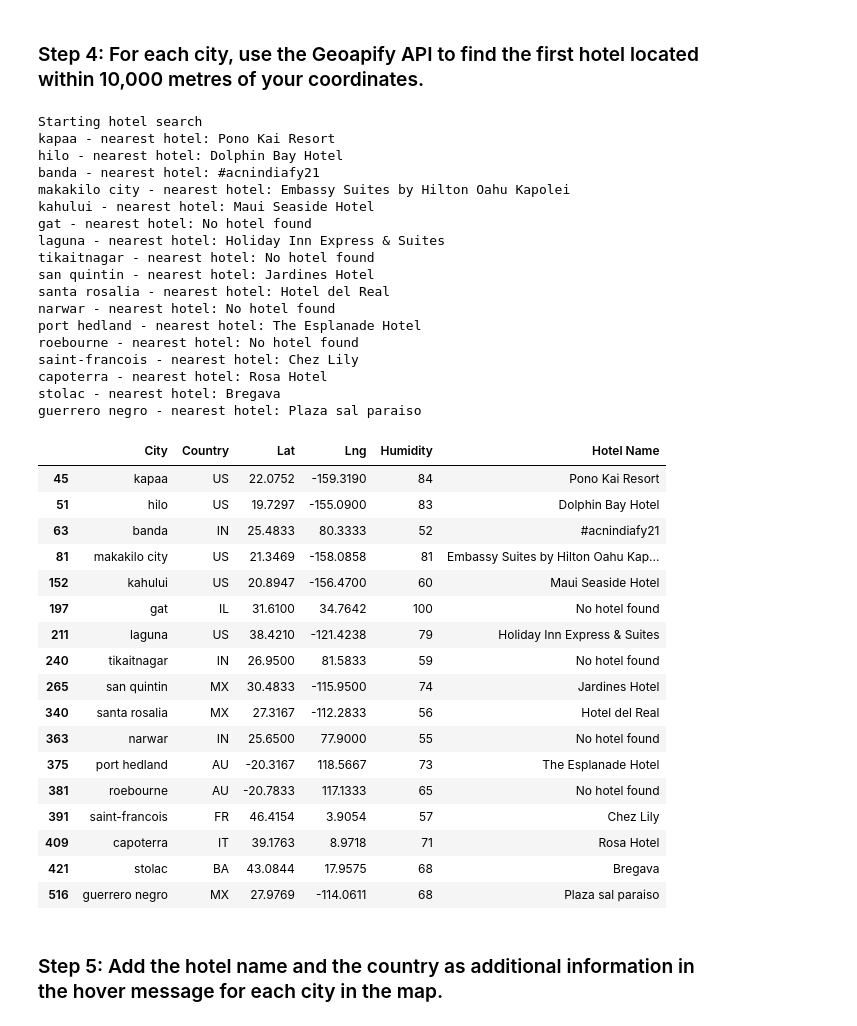
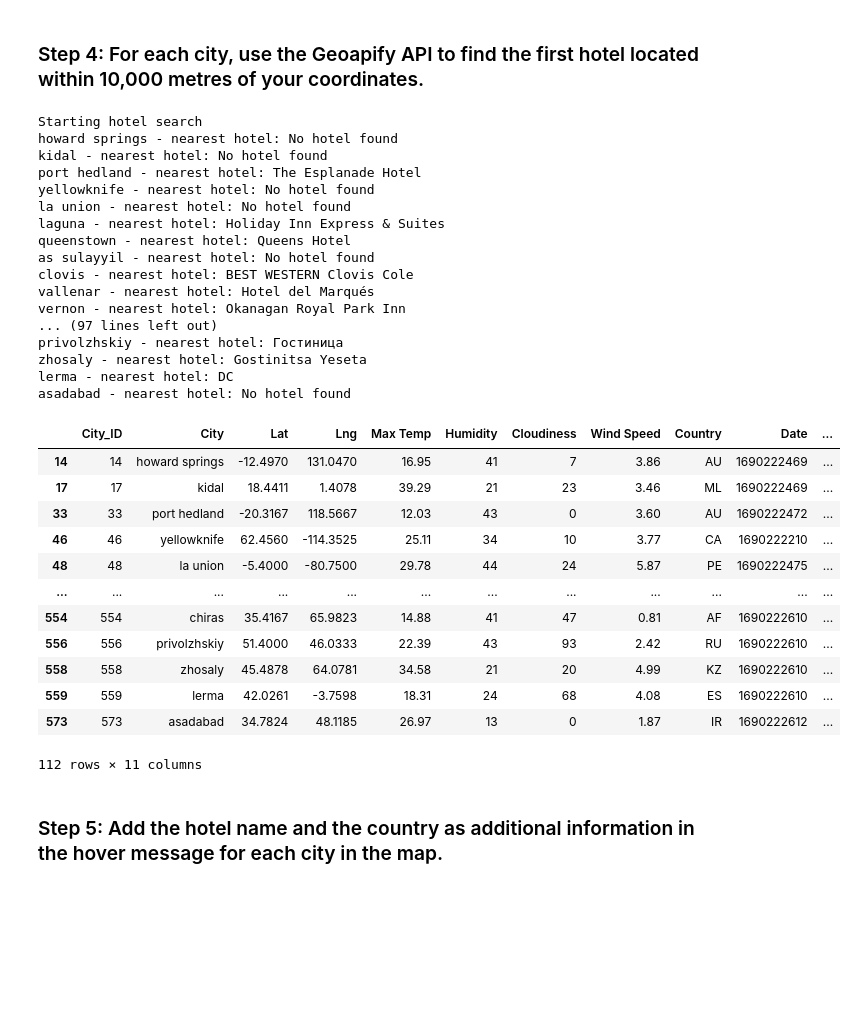
Before and after one commit to eshayden0617/python-api-challenge, a Jupyter notebook: VacationPy.ipynb, the cells around one changed output. Saved outputs shown, nothing was run; the diff lists cells and outputs as text; code cells hidden in the pictures; blank space fills up the shorter version.

```diff
--- a/VacationPy.ipynb
+++ b/VacationPy.ipynb
@@ -99,10 +92,8 @@ hotel_df.head()
 # Set parameters to search for a hotel
 radius = 10000
 params = {
-    "categories": accomodation.hotel
-    "conditions": fee
-    "limit": 20
-    "bias": bias=proximity: -90.1979,38.6273
+    "categories": "accommodation.hotel",
+    "limit":20,
     "apiKey": geoapify_key
 }
 
@@ -110,72 +101,66 @@ params = {
 print("Starting hotel search")
 
 # Iterate through the hotel_df DataFrame
 for index, row in hotel_df.iterrows():
     # get latitude, longitude from the DataFrame
-
+    latitude = row['Lat']
+    longitude = row['Lng']
 
     # Add filter and bias parameters with the current city's latitude and longitude to the params dictionary
-    params["filter"] = # YOUR CODE HERE
-    params["bias"] = # YOUR CODE HERE
+    params["filter"] = f"circle:{longitude},{latitude},{radius}"
+    params["bias"] = f"proximity:{longitude},{latitude}"
 
     # Set base URL
     base_url = "https://api.geoapify.com/v2/places"
 
-
     # Make and API request using the params dictionaty
-    name_address = # YOUR CODE HERE
+    name_address = requests.get(base_url, params=params)
 
     # Convert the API response to JSON format
-    name_address = # YOUR CODE HERE
+    name_address = name_address.json()
 
     # Grab the first hotel from the results and store the name in the hotel_df DataFrame
     try:
         hotel_df.loc[index, "Hotel Name"] = name_address["features"][0]["properties"]["name"]
     except (KeyError, IndexError):
         # If no hotel is found, set the hotel name as "No hotel found".
         hotel_df.loc[index, "Hotel Name"] = "No hotel found"
 
     # Log the search results
     print(f"{hotel_df.loc[index, 'City']} - nearest hotel: {hotel_df.loc[index, 'Hotel Name']}")
 
 # Display sample data
 hotel_df
 # %% [output]
 Starting hotel search
-kapaa - nearest hotel: Pono Kai Resort
-hilo - nearest hotel: Dolphin Bay Hotel
-banda - nearest hotel: #acnindiafy21
-makakilo city - nearest hotel: Embassy Suites by Hilton Oahu Kapolei
-kahului - nearest hotel: Maui Seaside Hotel
-gat - nearest hotel: No hotel found
+howard springs - nearest hotel: No hotel found
+kidal - nearest hotel: No hotel found
+port hedland - nearest hotel: The Esplanade Hotel
+yellowknife - nearest hotel: No hotel found
+la union - nearest hotel: No hotel found
 laguna - nearest hotel: Holiday Inn Express & Suites
-tikaitnagar - nearest hotel: No hotel found
-san quintin - nearest hotel: Jardines Hotel
-santa rosalia - nearest hotel: Hotel del Real
-narwar - nearest hotel: No hotel found
-port hedland - nearest hotel: The Esplanade Hotel
-roebourne - nearest hotel: No hotel found
-saint-francois - nearest hotel: Chez Lily
-capoterra - nearest hotel: Rosa Hotel
-stolac - nearest hotel: Bregava
-guerrero negro - nearest hotel: Plaza sal paraiso
+queenstown - nearest hotel: Queens Hotel
+as sulayyil - nearest hotel: No hotel found
+clovis - nearest hotel: BEST WESTERN Clovis Cole
+vallenar - nearest hotel: Hotel del Marqués
+vernon - nearest hotel: Okanagan Royal Park Inn
+... (97 lines left out)
+privolzhskiy - nearest hotel: Гостиница
+zhosaly - nearest hotel: Gostinitsa Yeseta
+lerma - nearest hotel: DC
+asadabad - nearest hotel: No hotel found
-|  | City | Country | Lat | Lng | Humidity | Hotel Name |
-| 45 | kapaa | US | 22.0752 | -159.3190 | 84 | Pono Kai Resort |
-| 51 | hilo | US | 19.7297 | -155.0900 | 83 | Dolphin Bay Hotel |
-| 63 | banda | IN | 25.4833 | 80.3333 | 52 | #acnindiafy21 |
-| 81 | makakilo city | US | 21.3469 | -158.0858 | 81 | Embassy Suites by Hilton Oahu Kap... |
-| 152 | kahului | US | 20.8947 | -156.4700 | 60 | Maui Seaside Hotel |
-| 197 | gat | IL | 31.6100 | 34.7642 | 100 | No hotel found |
-| 211 | laguna | US | 38.4210 | -121.4238 | 79 | Holiday Inn Express & Suites |
-| 240 | tikaitnagar | IN | 26.9500 | 81.5833 | 59 | No hotel found |
-| 265 | san quintin | MX | 30.4833 | -115.9500 | 74 | Jardines Hotel |
-| 340 | santa rosalia | MX | 27.3167 | -112.2833 | 56 | Hotel del Real |
-| 363 | narwar | IN | 25.6500 | 77.9000 | 55 | No hotel found |
-| 375 | port hedland | AU | -20.3167 | 118.5667 | 73 | The Esplanade Hotel |
-| 381 | roebourne | AU | -20.7833 | 117.1333 | 65 | No hotel found |
-| 391 | saint-francois | FR | 46.4154 | 3.9054 | 57 | Chez Lily |
-| 409 | capoterra | IT | 39.1763 | 8.9718 | 71 | Rosa Hotel |
-| 421 | stolac | BA | 43.0844 | 17.9575 | 68 | Bregava |
-| 516 | guerrero negro | MX | 27.9769 | -114.0611 | 68 | Plaza sal paraiso |
+|  | City_ID | City | Lat | Lng | Max Temp | Humidity | Cloudiness | Wind Speed | Country | Date | ... |
+| 14 | 14 | howard springs | -12.4970 | 131.0470 | 16.95 | 41 | 7 | 3.86 | AU | 1690222469 | ... |
+| 17 | 17 | kidal | 18.4411 | 1.4078 | 39.29 | 21 | 23 | 3.46 | ML | 1690222469 | ... |
+| 33 | 33 | port hedland | -20.3167 | 118.5667 | 12.03 | 43 | 0 | 3.60 | AU | 1690222472 | ... |
+| 46 | 46 | yellowknife | 62.4560 | -114.3525 | 25.11 | 34 | 10 | 3.77 | CA | 1690222210 | ... |
+| 48 | 48 | la union | -5.4000 | -80.7500 | 29.78 | 44 | 24 | 5.87 | PE | 1690222475 | ... |
+| ... | ... | ... | ... | ... | ... | ... | ... | ... | ... | ... | ... |
+| 554 | 554 | chiras | 35.4167 | 65.9823 | 14.88 | 41 | 47 | 0.81 | AF | 1690222610 | ... |
+| 556 | 556 | privolzhskiy | 51.4000 | 46.0333 | 22.39 | 43 | 93 | 2.42 | RU | 1690222610 | ... |
+| 558 | 558 | zhosaly | 45.4878 | 64.0781 | 34.58 | 21 | 20 | 4.99 | KZ | 1690222610 | ... |
+| 559 | 559 | lerma | 42.0261 | -3.7598 | 18.31 | 24 | 68 | 4.08 | ES | 1690222610 | ... |
+| 573 | 573 | asadabad | 34.7824 | 48.1185 | 26.97 | 13 | 0 | 1.87 | IR | 1690222612 | ... |
+112 rows × 11 columns
 # %% [markdown]
 ### Step 5: Add the hotel name and the country as additional information in the hover message for each city in the map.
```
Also changed, not shown: parts of 5 cells of this notebook.
